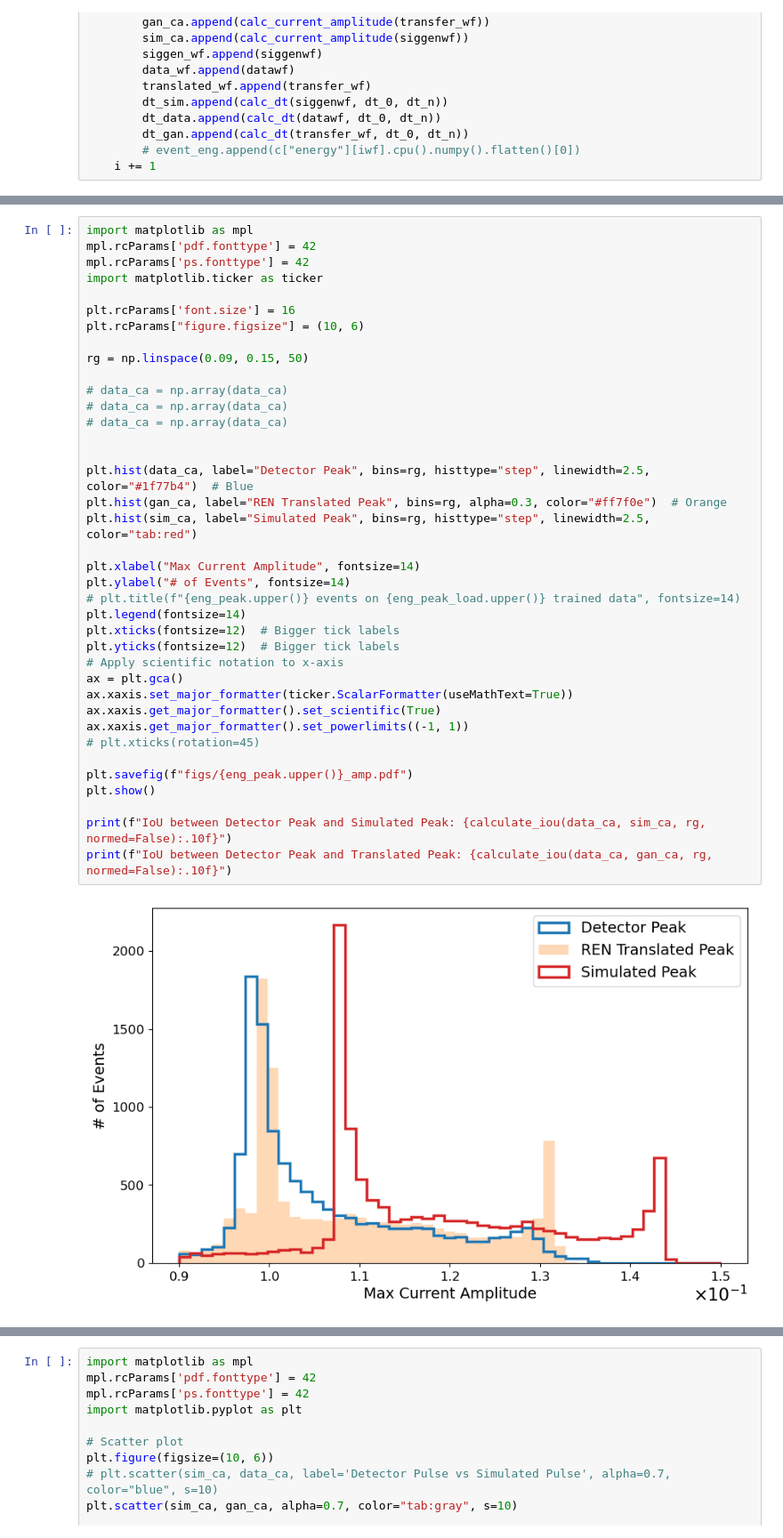
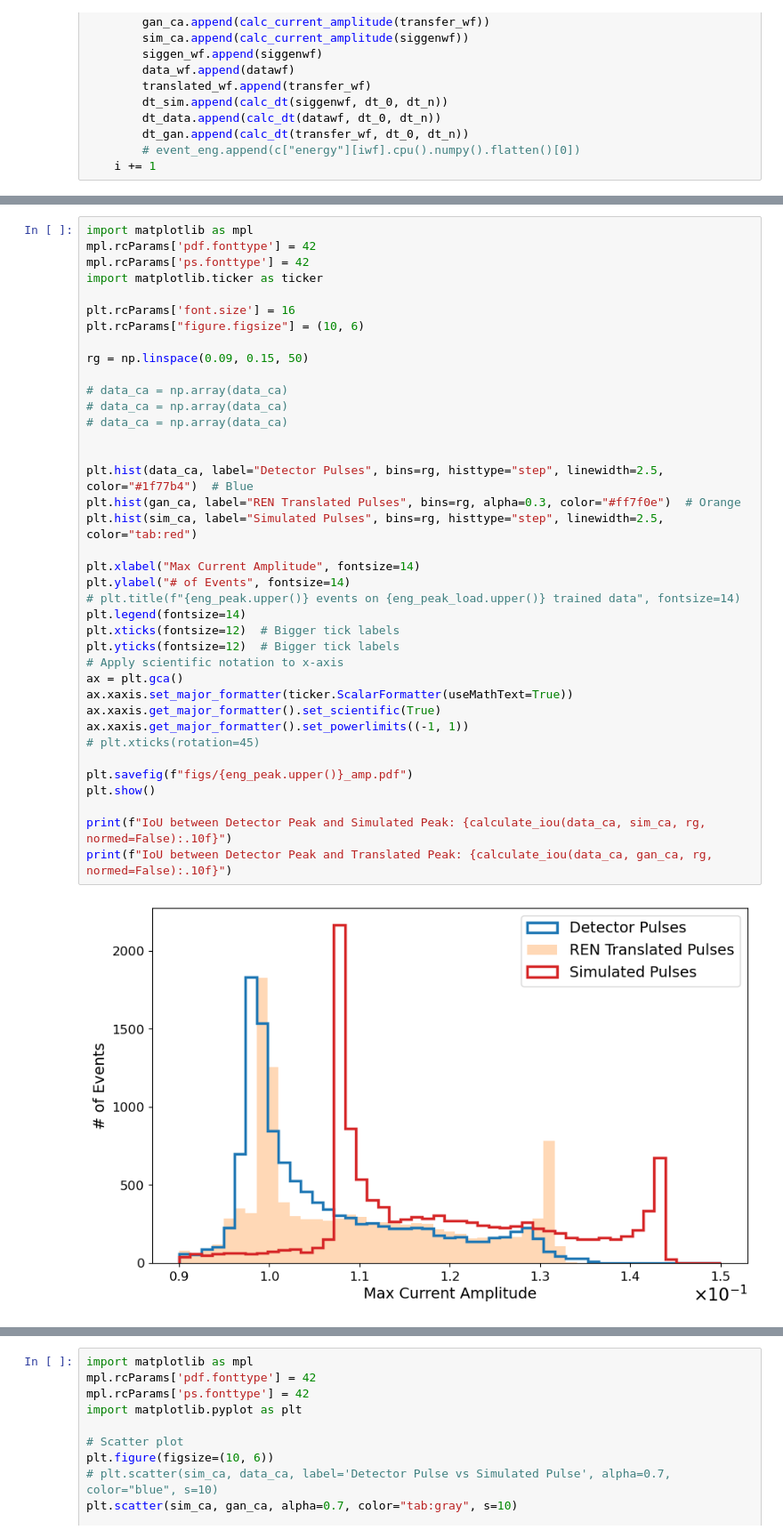
Before and after one commit to aobol/CPU-Net, a Jupyter notebook: Validation.ipynb, the cells around one changed output, grey strips where cells are left out. Shown: that part at 89% size. Cells and saved outputs as stored; diff of their text form.

```diff
--- a/Validation.ipynb
+++ b/Validation.ipynb
@@ -625,34 +625,34 @@ import matplotlib.ticker as ticker
 plt.rcParams['font.size'] = 16
 plt.rcParams["figure.figsize"] = (10, 6)
 
 rg = np.linspace(0.09, 0.15, 50)
 
 # data_ca = np.array(data_ca)
 # data_ca = np.array(data_ca)
 # data_ca = np.array(data_ca)
 
 
-plt.hist(data_ca, label="Detector Peak", bins=rg, histtype="step", linewidth=2.5, color="#1f77b4")  # Blue
-plt.hist(gan_ca, label="REN Translated Peak", bins=rg, alpha=0.3, color="#ff7f0e")  # Orange
-plt.hist(sim_ca, label="Simulated Peak", bins=rg, histtype="step", linewidth=2.5, color="tab:red")
+plt.hist(data_ca, label="Detector Pulses", bins=rg, histtype="step", linewidth=2.5, color="#1f77b4")  # Blue
+plt.hist(gan_ca, label="REN Translated Pulses", bins=rg, alpha=0.3, color="#ff7f0e")  # Orange
+plt.hist(sim_ca, label="Simulated Pulses", bins=rg, histtype="step", linewidth=2.5, color="tab:red")
 
 plt.xlabel("Max Current Amplitude", fontsize=14)
 plt.ylabel("# of Events", fontsize=14)
 # plt.title(f"{eng_peak.upper()} events on {eng_peak_load.upper()} trained data", fontsize=14)
 plt.legend(fontsize=14)
 plt.xticks(fontsize=12)  # Bigger tick labels
 plt.yticks(fontsize=12)  # Bigger tick labels
 # Apply scientific notation to x-axis
 ax = plt.gca()
 ax.xaxis.set_major_formatter(ticker.ScalarFormatter(useMathText=True))
 ax.xaxis.get_major_formatter().set_scientific(True)
 ax.xaxis.get_major_formatter().set_powerlimits((-1, 1))
 # plt.xticks(rotation=45)
 
 plt.savefig(f"figs/{eng_peak.upper()}_amp.pdf")
 plt.show()
 
 print(f"IoU between Detector Peak and Simulated Peak: {calculate_iou(data_ca, sim_ca, rg, normed=False):.10f}")
 print(f"IoU between Detector Peak and Translated Peak: {calculate_iou(data_ca, gan_ca, rg, normed=False):.10f}")
 # %% [output]
-[figure, old version]
+[figure, new version]
```
Also changed, not shown: parts of 11 cells of this notebook, 3 other files.
